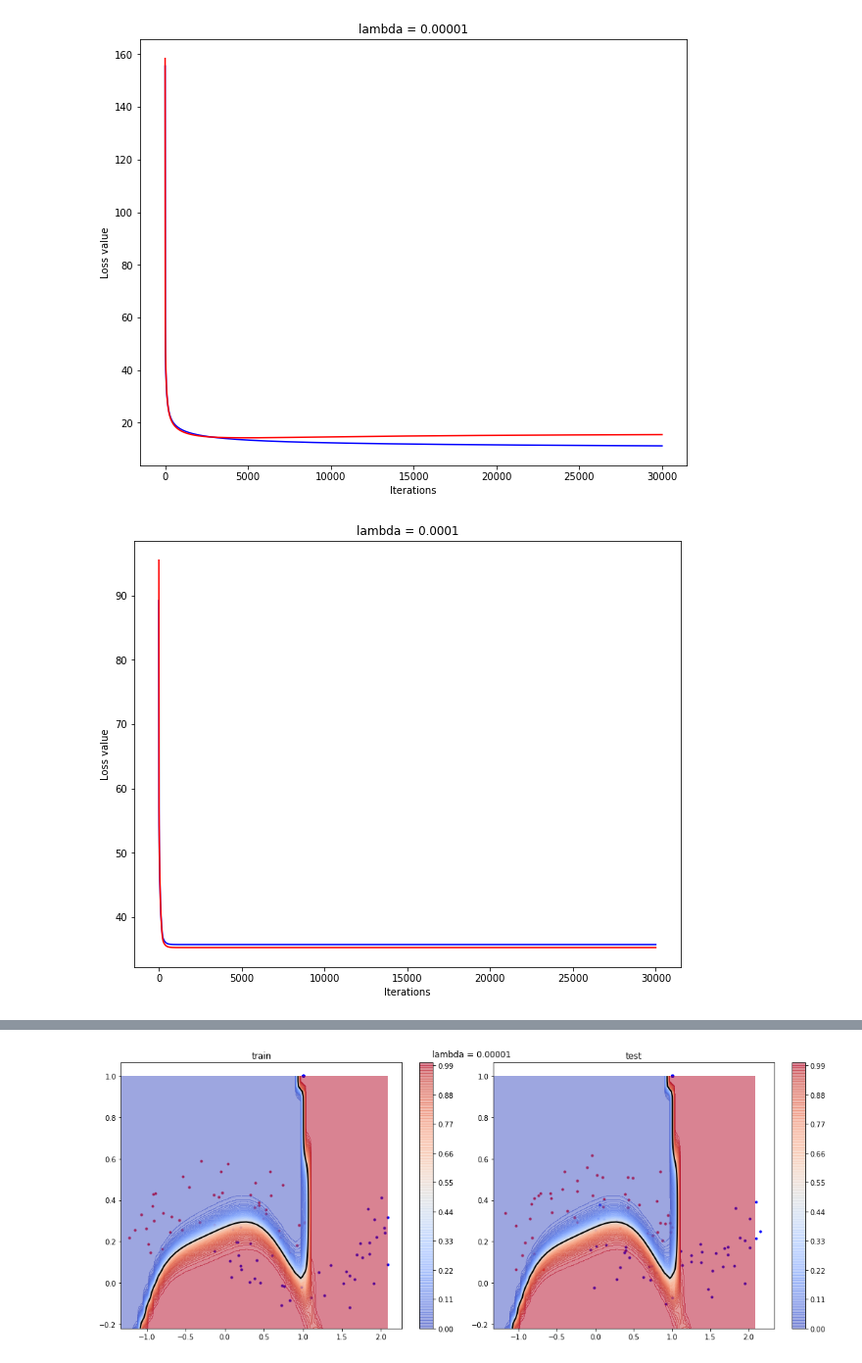
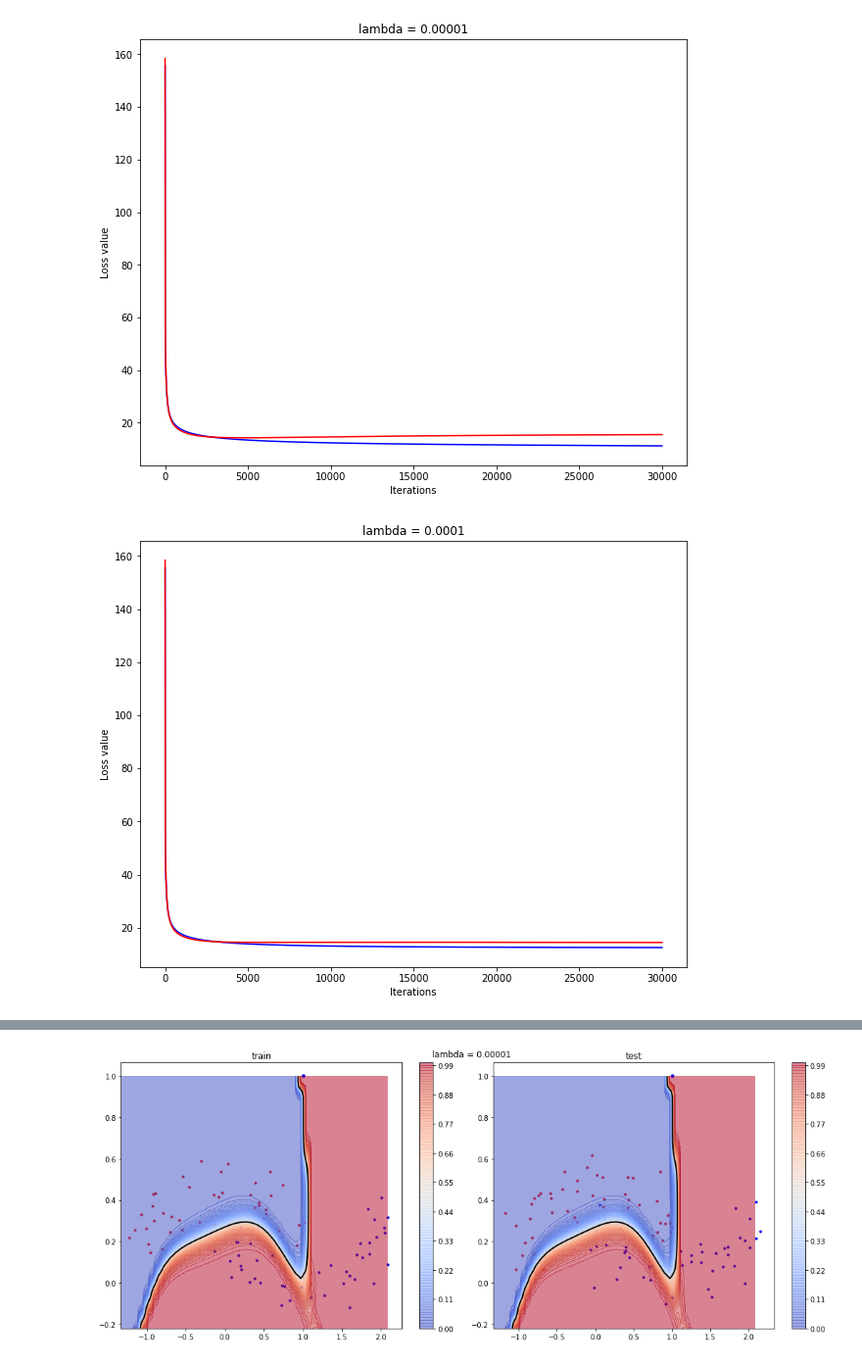
Before and after one commit to insu0929/mlproject, a Jupyter notebook: assign06_20140313.ipynb, the cells around one changed output, grey strips where cells are left out. Shown at 98% size. Drawn from its saved outputs; the diff is of its cells as text; code cells hidden in the pictures.

```diff
--- a/assign06_20140313.ipynb
+++ b/assign06_20140313.ipynb
@@ -163,13 +163,13 @@ plt.show()
 [figure]
 # %%
 plt. figure(3, figsize=(10,8))
-plt.plot(np.array(range(max_iter)), train_L_iters[3], c = 'blue', label = 'training')
-plt.plot(np.array(range(max_iter)), test_L_iters[3], c = 'red', label = 'testing')
+plt.plot(np.array(range(max_iter)), train_L_iters_m2, c = 'blue', label = 'training')
+plt.plot(np.array(range(max_iter)), test_L_iters_m2, c = 'red', label = 'testing')
 plt.title('lambda = 0.0001')
 plt.xlabel('Iterations')
 plt.ylabel('Loss value')
 plt.show()
 # %% [output]
-[figure, old version]
+[figure, new version]
 # %%
 plt. figure(3, figsize=(10,8))
```
Also changed, not shown: parts of 3 cells of this notebook.
